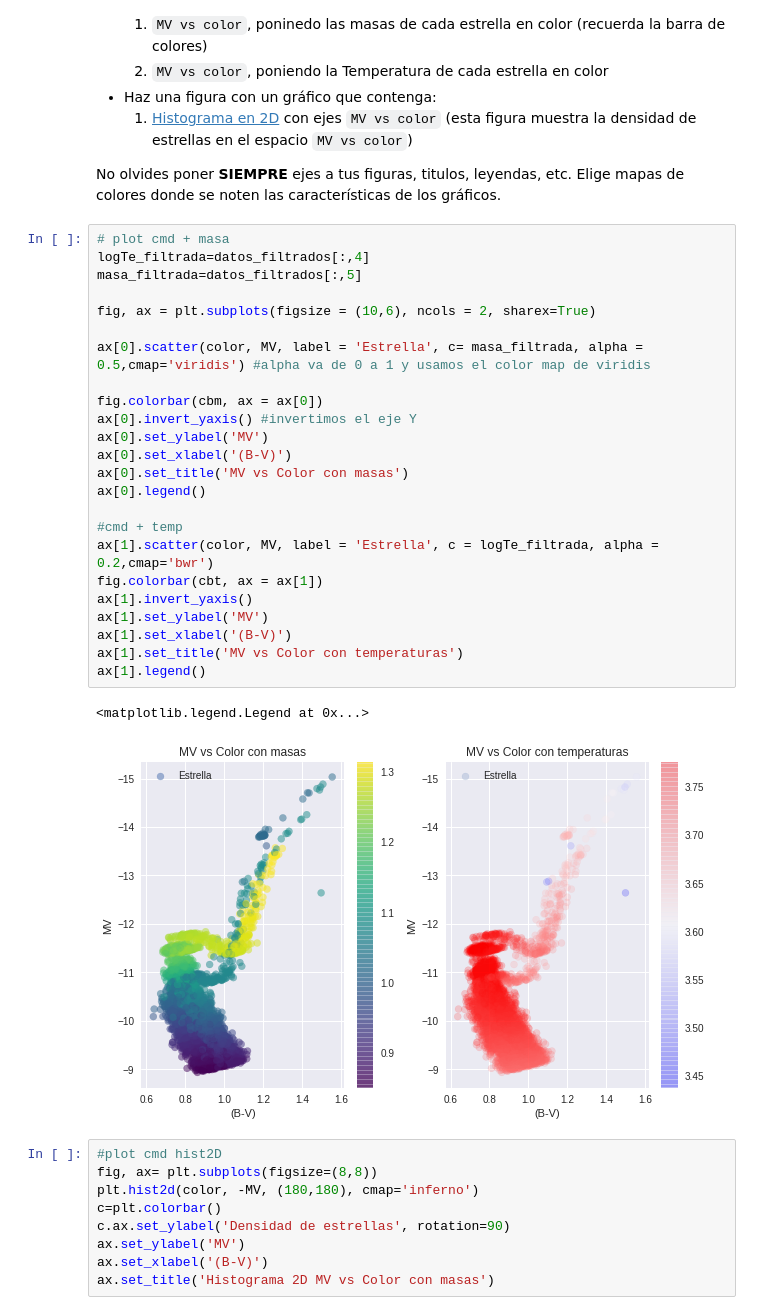
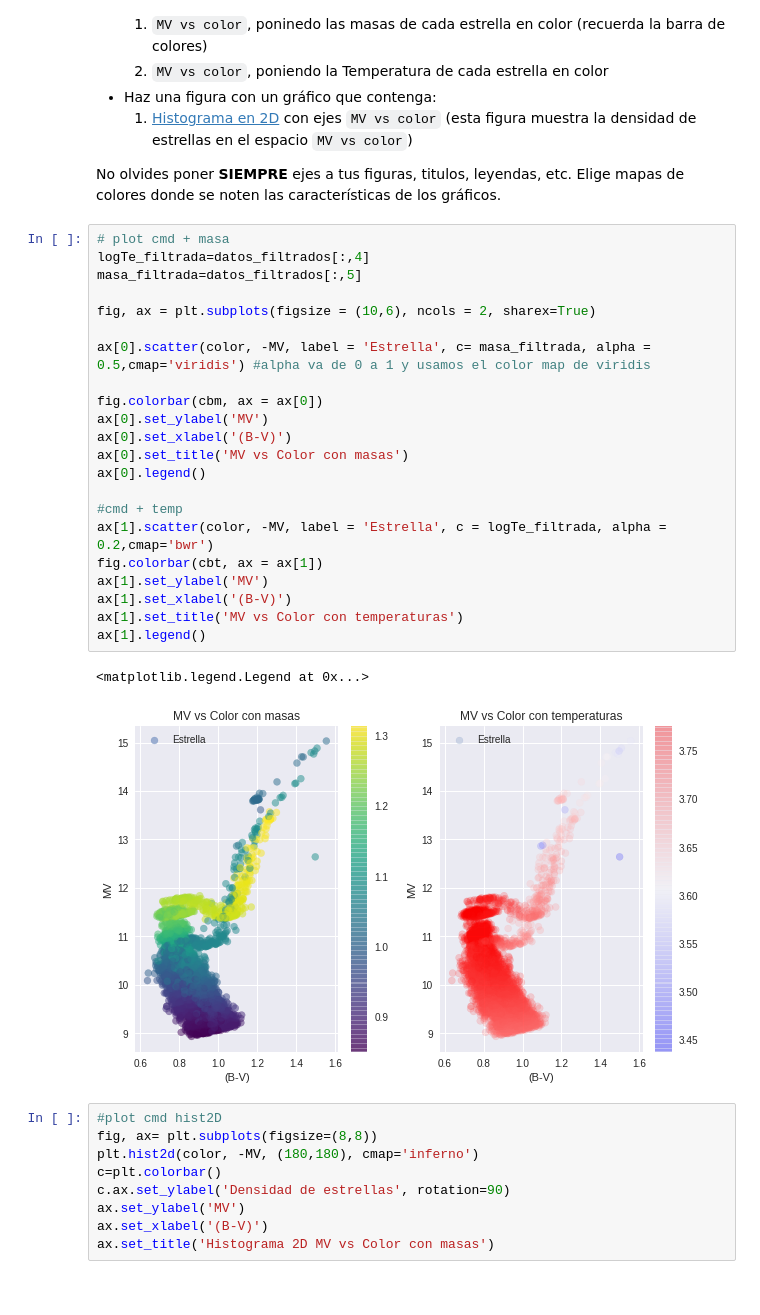
Before and after one commit to Antonego64/minitarea2, a Jupyter notebook: minitarea2.ipynb, the cells around one changed output. Saved outputs shown, nothing was run; the diff lists cells and outputs as text.

```diff
--- a/minitarea2.ipynb
+++ b/minitarea2.ipynb
@@ -164,30 +164,28 @@ No olvides poner **SIEMPRE** ejes a tus figuras, titulos, leyendas, etc. Elige m
 # %%
 # plot cmd + masa
 logTe_filtrada=datos_filtrados[:,4]
 masa_filtrada=datos_filtrados[:,5]
 
 fig, ax = plt.subplots(figsize = (10,6), ncols = 2, sharex=True)
 
-ax[0].scatter(color, MV, label = 'Estrella', c= masa_filtrada, alpha = 0.5,cmap='viridis') #alpha va de 0 a 1 y usamos el color map de viridis
+ax[0].scatter(color, -MV, label = 'Estrella', c= masa_filtrada, alpha = 0.5,cmap='viridis') #alpha va de 0 a 1 y usamos el color map de viridis
 
 fig.colorbar(cbm, ax = ax[0])
-ax[0].invert_yaxis() #invertimos el eje Y
 ax[0].set_ylabel('MV')
 ax[0].set_xlabel('(B-V)')
 ax[0].set_title('MV vs Color con masas')
 ax[0].legend()
 
 #cmd + temp
-ax[1].scatter(color, MV, label = 'Estrella', c = logTe_filtrada, alpha = 0.2,cmap='bwr')
+ax[1].scatter(color, -MV, label = 'Estrella', c = logTe_filtrada, alpha = 0.2,cmap='bwr')
 fig.colorbar(cbt, ax = ax[1])
-ax[1].invert_yaxis()
 ax[1].set_ylabel('MV')
 ax[1].set_xlabel('(B-V)')
 ax[1].set_title('MV vs Color con temperaturas')
 ax[1].legend()
 # %% [output]
 <matplotlib.legend.Legend at 0x...>
-[figure, old version]
+[figure, new version]
 # %%
 #plot cmd hist2D
 fig, ax= plt.subplots(figsize=(8,8))
```
